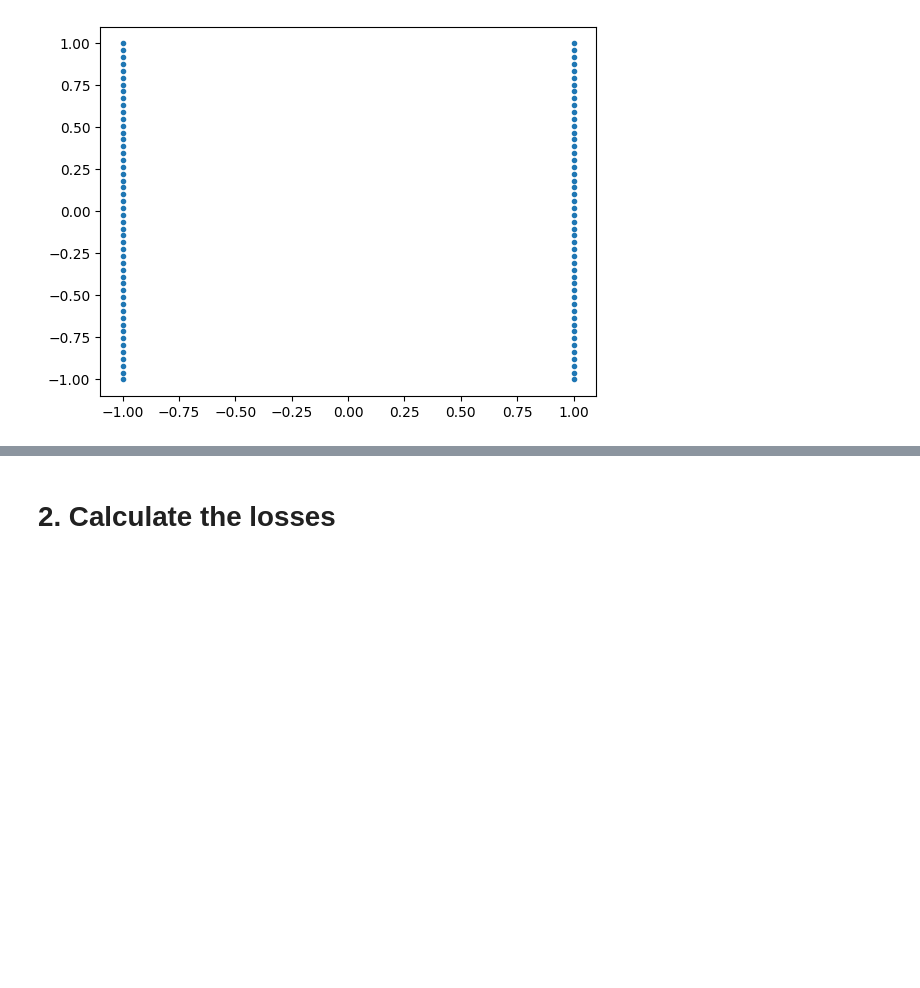
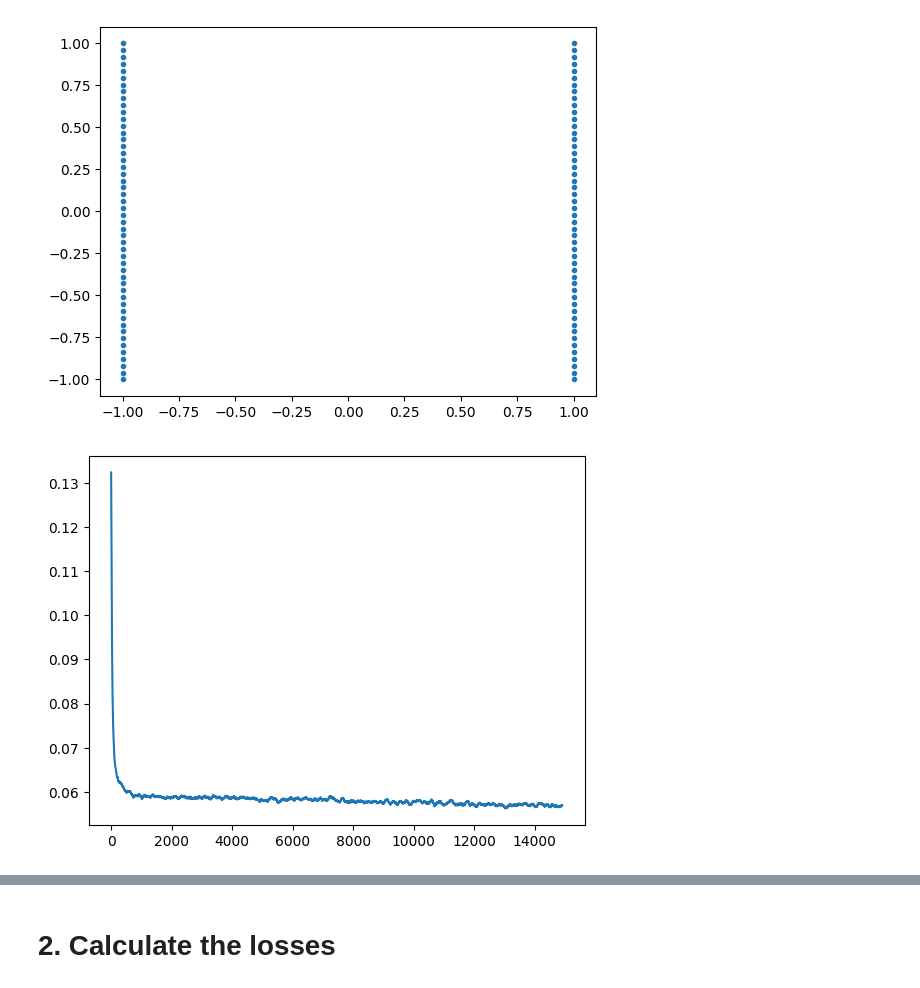
Before and after one commit to JetfiRex/Diffusion-ToyModel, a Jupyter notebook: Diffusion - test.ipynb, the cells around one changed output, grey strips where cells are left out. Drawn from its saved outputs; the diff is of its cells as text; code cells hidden in the pictures; blank space fills up the shorter version.

```diff
--- a/Diffusion - test.ipynb
+++ b/Diffusion - test.ipynb
@@ -348,13 +348,15 @@ plot_batch(torch.tensor(np.vstack((interpolate_polyline([[-1.0,-1.0],[-1.0,1.0]]
 [figure]
 # %%
 schedule = ScheduleLogLinear(N=300, sigma_min=0.05, sigma_max=1e6)
-dataset  = Swissroll(np.pi/2, 5*np.pi, 2000)
+dataset  = Swissroll(np.pi/2, 5*np.pi, 1500)
 loader   = DataLoader(dataset, batch_size=1500)
-model    = TimeInputMLP(hidden_dims=(16,128,128,128,128,16))
-trainer  = training_loop(loader, model, schedule, epochs=20000)
+model    = HighDimNoise(hidden_dims=(16,128,128,128,128,16))
+trainer  = training_loop(loader, model, schedule, epochs=15000)
 losses   = [ns.loss.item() for ns in trainer]
 plt.plot(moving_average(losses, 100))
 plt.show()
+# %% [output]
+[figure, added]
 # %%
 *xt, x0  = samples(model, schedule.sample_sigmas(50).flip(0), batchsize=1500, gam=2)
 plot_batch(x0)
```
Also changed, not shown: parts of 15 cells of this notebook, 1 other file.
